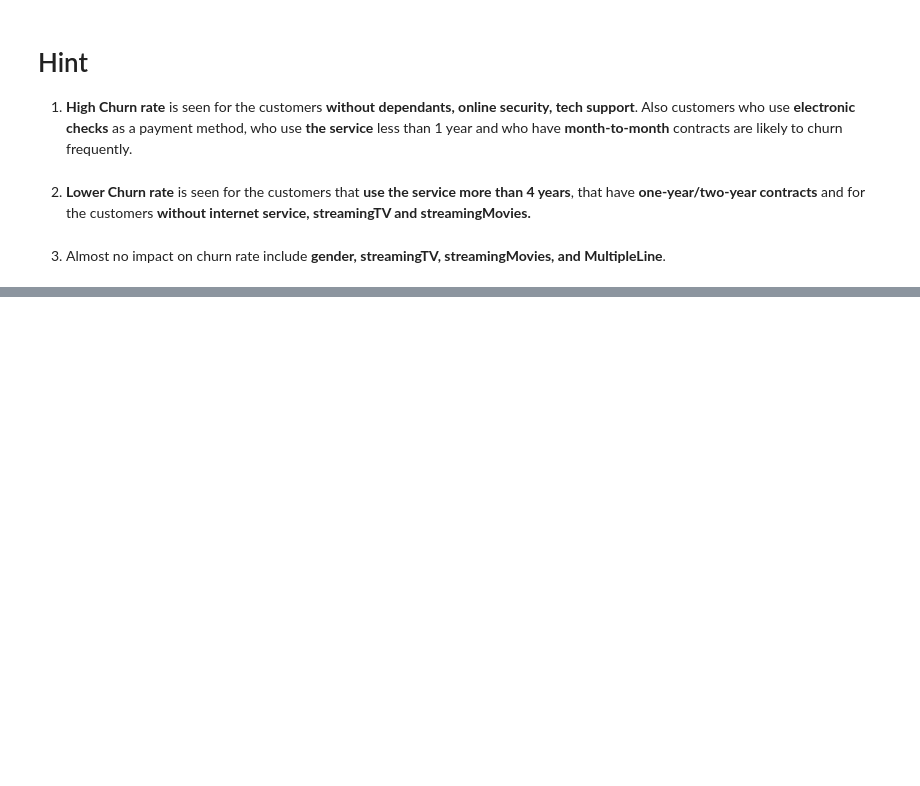
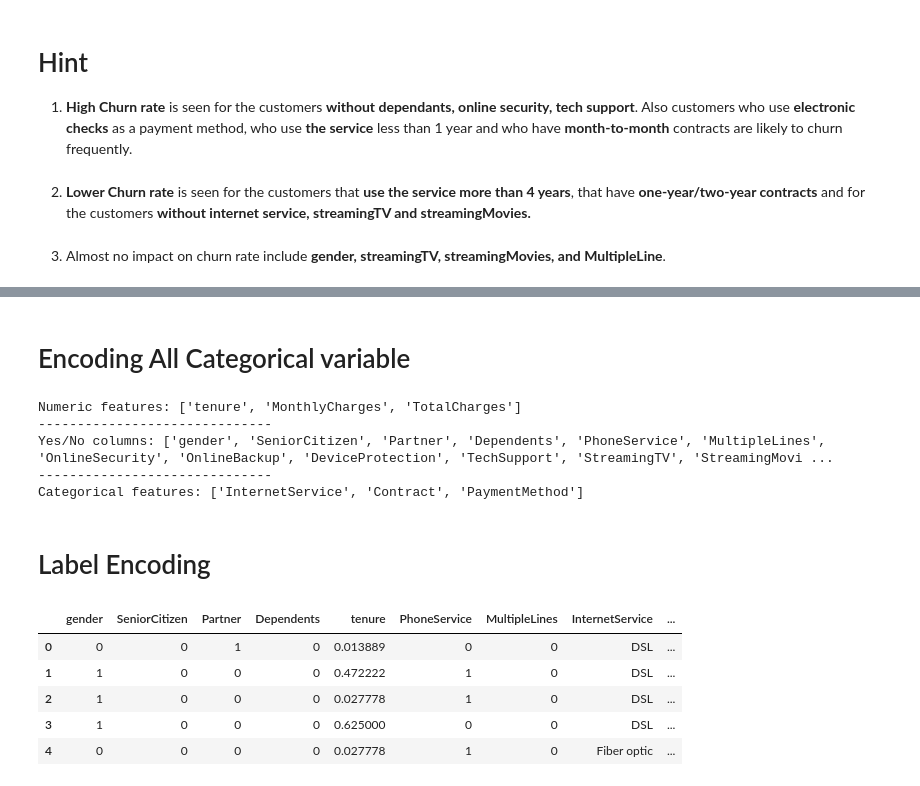
Before and after one commit to KosalChansothay/Customer-Churn-Project, a Jupyter notebook: code.ipynb, the cells around one changed output, grey strips where cells are left out. Cells and saved outputs as stored; diff of their text form; code cells hidden in the pictures; blank space fills up the shorter version.

```diff
--- a/code.ipynb
+++ b/code.ipynb
@@ -575,0 +638,29 @@ plt.show()
+# %% [markdown]
+# Encoding All Categorical variable
+# %%
+columns = list(dataset.columns)
+categoric_columns = []
+yes_no_columns = []
+numeric_columns = []
+
+for i in columns:
+    if len(dataset[i].unique()) > 6:
+        numeric_columns.append(i)
+    elif len(dataset[i].unique()) == 2:
+        yes_no_columns.append(i)
+    else:
+        categoric_columns.append(i)
+
+print('Numeric features:', numeric_columns)
+print("---"*10)
+print('Yes/No columns:', yes_no_columns)
+print("---"*10)
+print('Categorical features:', categoric_columns)
+# %% [output]
+Numeric features: ['tenure', 'MonthlyCharges', 'TotalCharges']
+------------------------------
+Yes/No columns: ['gender', 'SeniorCitizen', 'Partner', 'Dependents', 'PhoneService', 'MultipleLines', 'OnlineSecurity', 'OnlineBackup', 'DeviceProtection', 'TechSupport', 'StreamingTV', 'StreamingMovi ...
+------------------------------
+Categorical features: ['InternetService', 'Contract', 'PaymentMethod']
+# %% [markdown]
+# Label Encoding
@@ -575,0 +673,9 @@ plt.show()
+# %%
+dataset.head(5)
+# %% [output]
+|  | gender | SeniorCitizen | Partner | Dependents | tenure | PhoneService | MultipleLines | InternetService | ... |
+| 0 | 0 | 0 | 1 | 0 | 0.013889 | 0 | 0 | DSL | ... |
+| 1 | 1 | 0 | 0 | 0 | 0.472222 | 1 | 0 | DSL | ... |
+| 2 | 1 | 0 | 0 | 0 | 0.027778 | 1 | 0 | DSL | ... |
+| 3 | 1 | 0 | 0 | 0 | 0.625000 | 0 | 0 | DSL | ... |
+| 4 | 0 | 0 | 0 | 0 | 0.027778 | 1 | 0 | Fiber optic | ... |
```
Also changed, not shown: parts of 26 cells of this notebook.
